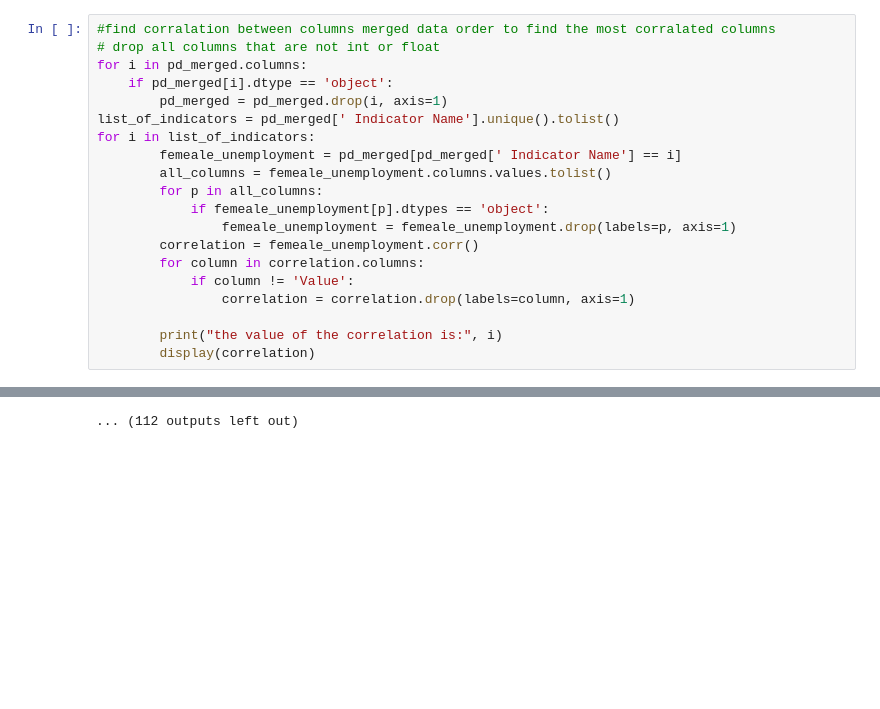
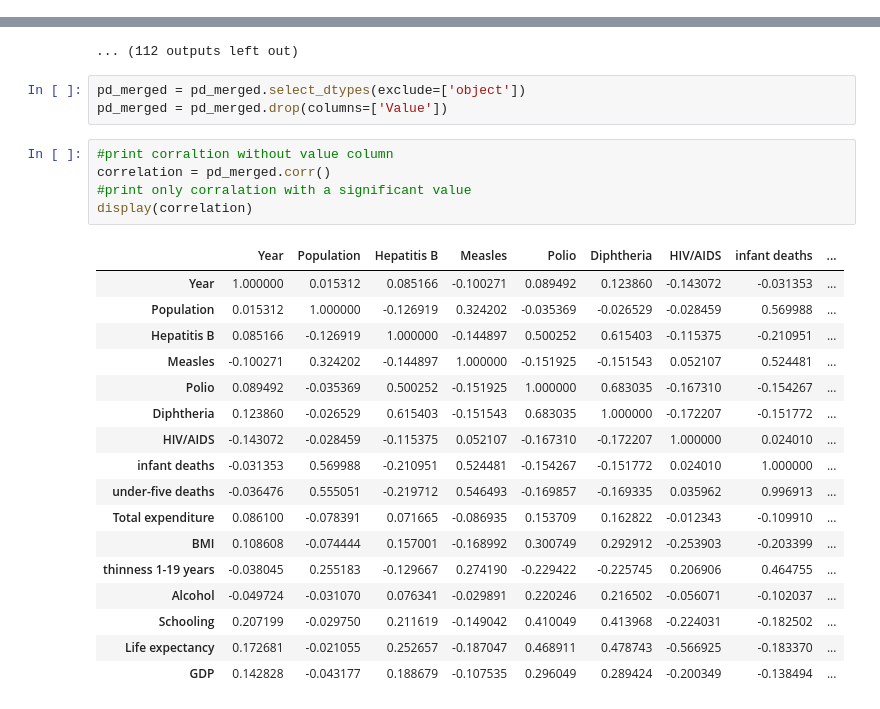
Before and after one commit to Leonardovink/infovis, a Jupyter notebook: corralations.ipynb, the cells around one changed output, grey strips where cells are left out. Cells and saved outputs as stored; diff of their text form; blank space fills up the shorter version.

```diff
--- a/corralations.ipynb
+++ b/corralations.ipynb
@@ -15,23 +15,3 @@ Index(['Country', 'Year', 'Status', 'Population', 'Hepatitis B', 'Measles',
        'Schooling', 'Life expectancy', ' Country Code', ' Indicator Name',
        ' Indicator Code', 'Value', 'Country Code', 'GDP'],
       dtype='object')
-# %%
-#find corralation between columns merged data order to find the most corralated columns
-# drop all columns that are not int or float
-for i in pd_merged.columns:
-    if pd_merged[i].dtype == 'object':
-        pd_merged = pd_merged.drop(i, axis=1)
-list_of_indicators = pd_merged[' Indicator Name'].unique().tolist()
-for i in list_of_indicators:
-        femeale_unemployment = pd_merged[pd_merged[' Indicator Name'] == i]
-        all_columns = femeale_unemployment.columns.values.tolist()
-        for p in all_columns:
-            if femeale_unemployment[p].dtypes == 'object':
-                femeale_unemployment = femeale_unemployment.drop(labels=p, axis=1)
-        correlation = femeale_unemployment.corr()
-        for column in correlation.columns:
-            if column != 'Value':
-                correlation = correlation.drop(labels=column, axis=1)
-
-        print("the value of the correlation is:", i)
-        display(correlation)
@@ -182,3 +160,29 @@ Probability of dying among adolescents ages 15-19 years (per 1
 | Value | 1.000000 |
 | GDP | -0.479525 |
 ... (112 outputs left out)
+# %%
+pd_merged = pd_merged.select_dtypes(exclude=['object'])
+pd_merged = pd_merged.drop(columns=['Value'])
+# %%
+#print corraltion without value column
+correlation = pd_merged.corr()
+#print only corralation with a significant value
+display(correlation)
+# %% [output]
+|  | Year | Population | Hepatitis B | Measles | Polio | Diphtheria | HIV/AIDS | infant deaths | ... |
+| Year | 1.000000 | 0.015312 | 0.085166 | -0.100271 | 0.089492 | 0.123860 | -0.143072 | -0.031353 | ... |
+| Population | 0.015312 | 1.000000 | -0.126919 | 0.324202 | -0.035369 | -0.026529 | -0.028459 | 0.569988 | ... |
+| Hepatitis B | 0.085166 | -0.126919 | 1.000000 | -0.144897 | 0.500252 | 0.615403 | -0.115375 | -0.210951 | ... |
+| Measles | -0.100271 | 0.324202 | -0.144897 | 1.000000 | -0.151925 | -0.151543 | 0.052107 | 0.524481 | ... |
+| Polio | 0.089492 | -0.035369 | 0.500252 | -0.151925 | 1.000000 | 0.683035 | -0.167310 | -0.154267 | ... |
+| Diphtheria | 0.123860 | -0.026529 | 0.615403 | -0.151543 | 0.683035 | 1.000000 | -0.172207 | -0.151772 | ... |
+| HIV/AIDS | -0.143072 | -0.028459 | -0.115375 | 0.052107 | -0.167310 | -0.172207 | 1.000000 | 0.024010 | ... |
+| infant deaths | -0.031353 | 0.569988 | -0.210951 | 0.524481 | -0.154267 | -0.151772 | 0.024010 | 1.000000 | ... |
+| under-five deaths | -0.036476 | 0.555051 | -0.219712 | 0.546493 | -0.169857 | -0.169335 | 0.035962 | 0.996913 | ... |
+| Total expenditure | 0.086100 | -0.078391 | 0.071665 | -0.086935 | 0.153709 | 0.162822 | -0.012343 | -0.109910 | ... |
+| BMI | 0.108608 | -0.074444 | 0.157001 | -0.168992 | 0.300749 | 0.292912 | -0.253903 | -0.203399 | ... |
+| thinness 1-19 years | -0.038045 | 0.255183 | -0.129667 | 0.274190 | -0.229422 | -0.225745 | 0.206906 | 0.464755 | ... |
+| Alcohol | -0.049724 | -0.031070 | 0.076341 | -0.029891 | 0.220246 | 0.216502 | -0.056071 | -0.102037 | ... |
+| Schooling | 0.207199 | -0.029750 | 0.211619 | -0.149042 | 0.410049 | 0.413968 | -0.224031 | -0.182502 | ... |
+| Life expectancy | 0.172681 | -0.021055 | 0.252657 | -0.187047 | 0.468911 | 0.478743 | -0.566925 | -0.183370 | ... |
+| GDP | 0.142828 | -0.043177 | 0.188679 | -0.107535 | 0.296049 | 0.289424 | -0.200349 | -0.138494 | ... |
```
Also changed, not shown: parts of 1 cell of this notebook, 1 other file.
